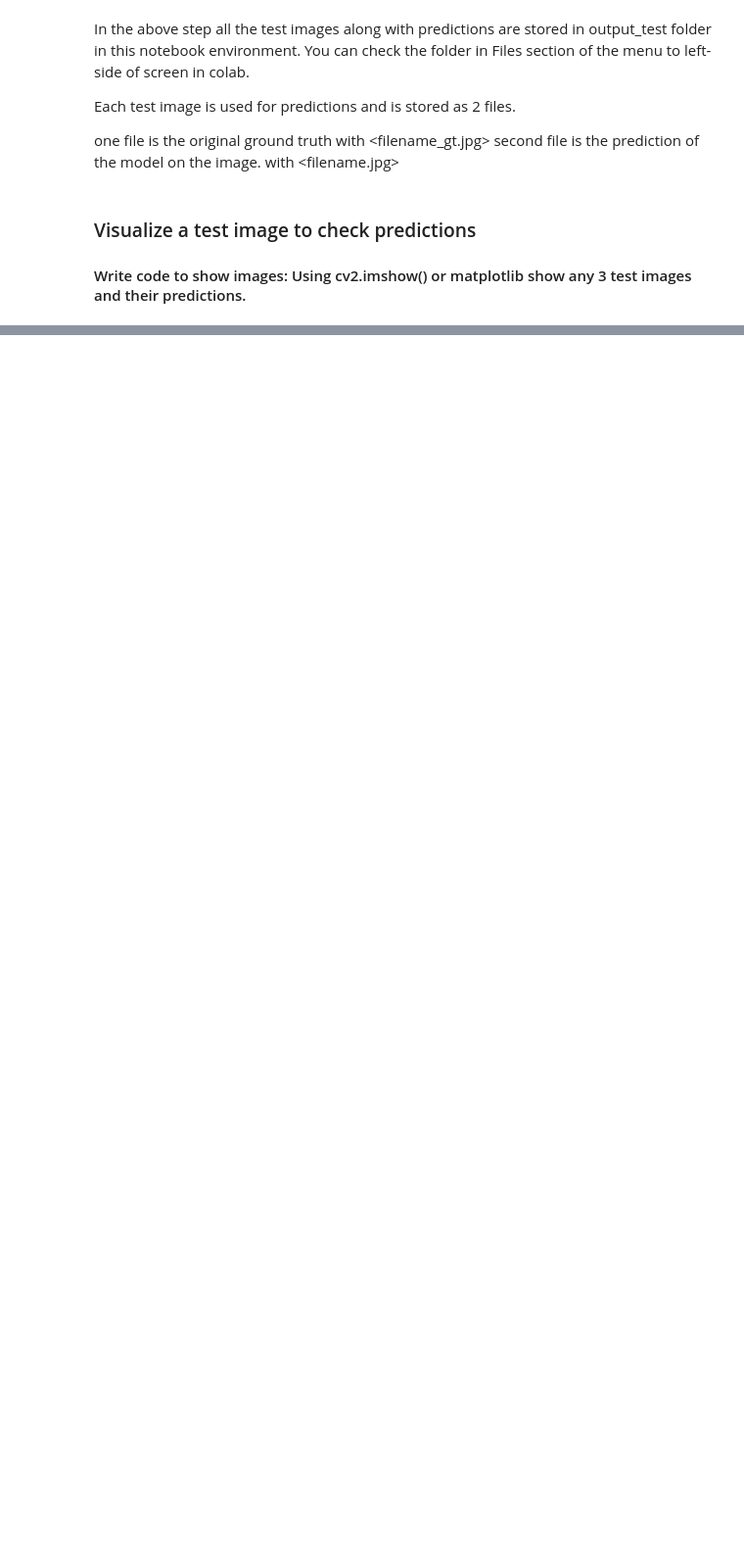
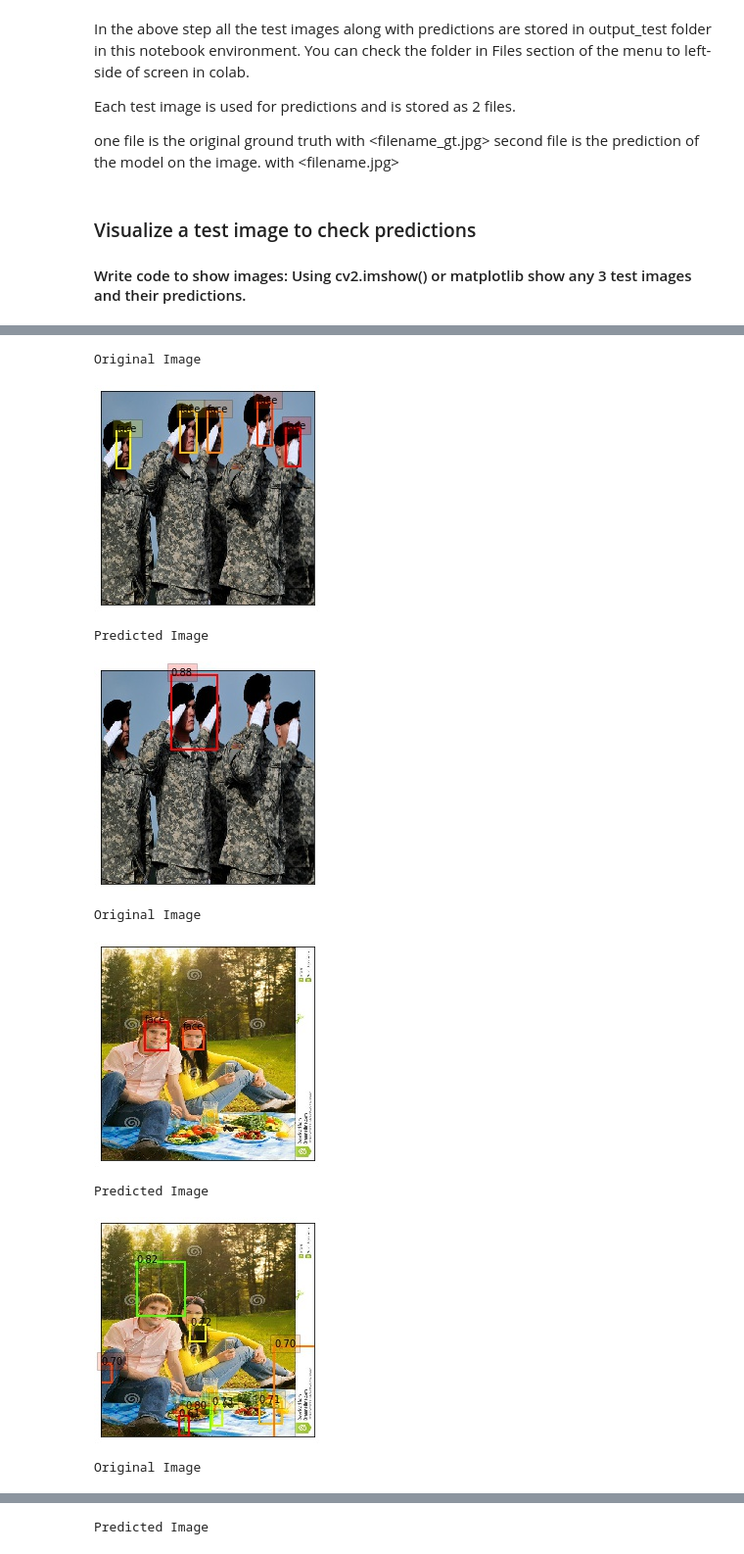
Before and after one commit to GreatLearningAIML1/aiml-ml-hyd-nov-18-batch-shreyaspatil276, a Jupyter notebook: FACE_DETECTION.ipynb, the cells around one changed output, grey strips where cells are left out. Shown at 98% size. Drawn from its saved outputs; the diff is of its cells as text; code cells hidden in the pictures; blank space fills up the shorter version.

```diff
--- a/FACE_DETECTION.ipynb
+++ b/FACE_DETECTION.ipynb
@@ -585,0 +597,4 @@ second file is the prediction of the model on the image. with <filename.jpg>
+# %%
+out_img=os.listdir('./output_test')
+img_nums=np.random.randint(low=0,high=14,size=3)
+img_nums
@@ -585,0 +603,22 @@ second file is the prediction of the model on the image. with <filename.jpg>
+# %%
+for num in img_nums:
+  if num % 2 == 0:
+    print("Original Image")
+    cv2_imshow(cv2.imread('./output_test'+'/'+out_img[num+1]))
+    print("Predicted Image")
+    cv2_imshow(cv2.imread('./output_test'+'/'+out_img[num]))
+  else:
+    print("Original Image")
+    cv2_imshow(cv2.imread('./output_test'+'/'+out_img[num]))
+    print("Predicted Image")
+    cv2_imshow(cv2.imread('./output_test'+'/'+out_img[num-1]))
+# %% [output]
+Original Image
+[figure, added]
+Predicted Image
+[figure, added]
+Original Image
+[figure, added]
+Predicted Image
+[figure, added]
+Original Image
@@ -585,0 +626 @@ second file is the prediction of the model on the image. with <filename.jpg>
+Predicted Image
```
Also changed, not shown: parts of 13 cells of this notebook.
